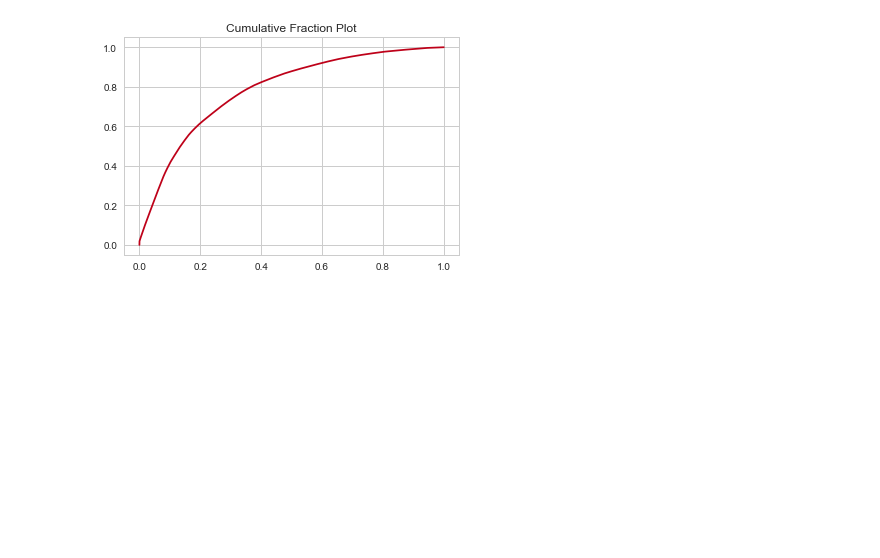
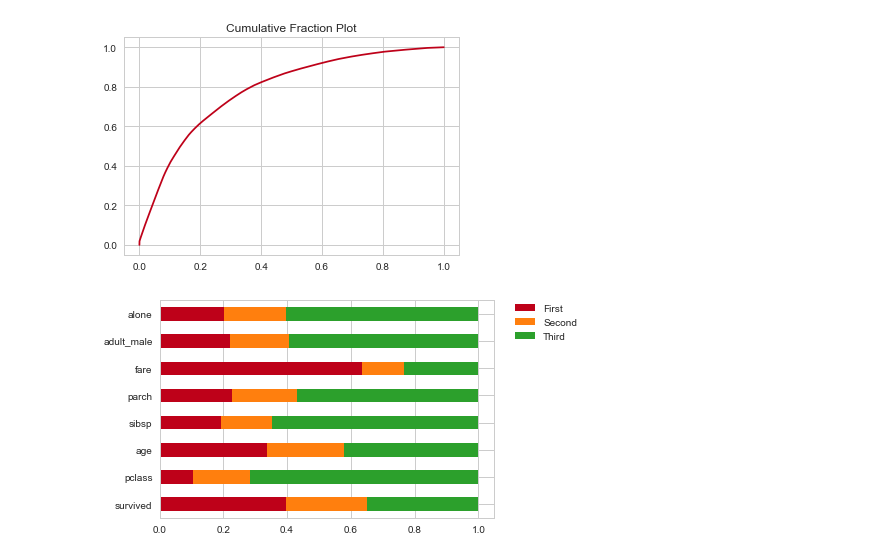
Before and after one commit to crazycodingcat/python_EDA_toolbox, a Jupyter notebook: plotting.ipynb, the cells around one changed output. Saved outputs shown, nothing was run; the diff lists cells and outputs as text; code cells hidden in the pictures; blank space fills up the shorter version.

```diff
--- a/plotting.ipynb
+++ b/plotting.ipynb
@@ -16,11 +18,11 @@ sns.palplot(current_palette)
 # %% [output]
 [figure]
 # %%
-# Color scheme 1: modified from cat10 (d3).
+# Color scheme 1: cetegorical. modified from cat10 (d3).
 # Change the sequence depending on what you want as the default first few colors on your chart.
 # Here the default is set to scarlet red.
-cat10_palette = ['#be0119', '#ff7f0e', '#2ca02c', '#1f77b4', '#9467bd',
-                 '#8c564b', '#e377c2', '#7f7f7f', '#bcbd22', '#17becf']
-sns.palplot(sns.color_palette(cat10_palette))
+cat10_palette = sns.color_palette(['#be0119', '#ff7f0e', '#2ca02c', '#1f77b4', '#9467bd',
+                 '#8c564b', '#e377c2', '#7f7f7f', '#bcbd22', '#17becf'])
+sns.palplot(cat10_palette)
 # %% [output]
 [figure]
@@ -27,6 +41,8 @@ sns.palplot(sns.color_palette(cat10_palette))
 # %%
 sns.set_style('whitegrid')
-sns.set_palette(sns.color_palette(cat10_palette))
+sns.set_palette(cat10_palette)
+# sns.set_palette(RdBu_r_palette)
+# sns.set_palette(red_palette)
 # %%
 df = pd.read_csv("./data/titanic.csv")
 df.head()
@@ -152,0 +198,4 @@ plot_fraction(df.fare, x_cumulative=True, x_percentage=True)
+# %%
+plot_bar_ratio(df, 'class')
+# %% [output]
+[figure, added]
```
Also changed, not shown: parts of 13 cells of this notebook, 2 other files.
